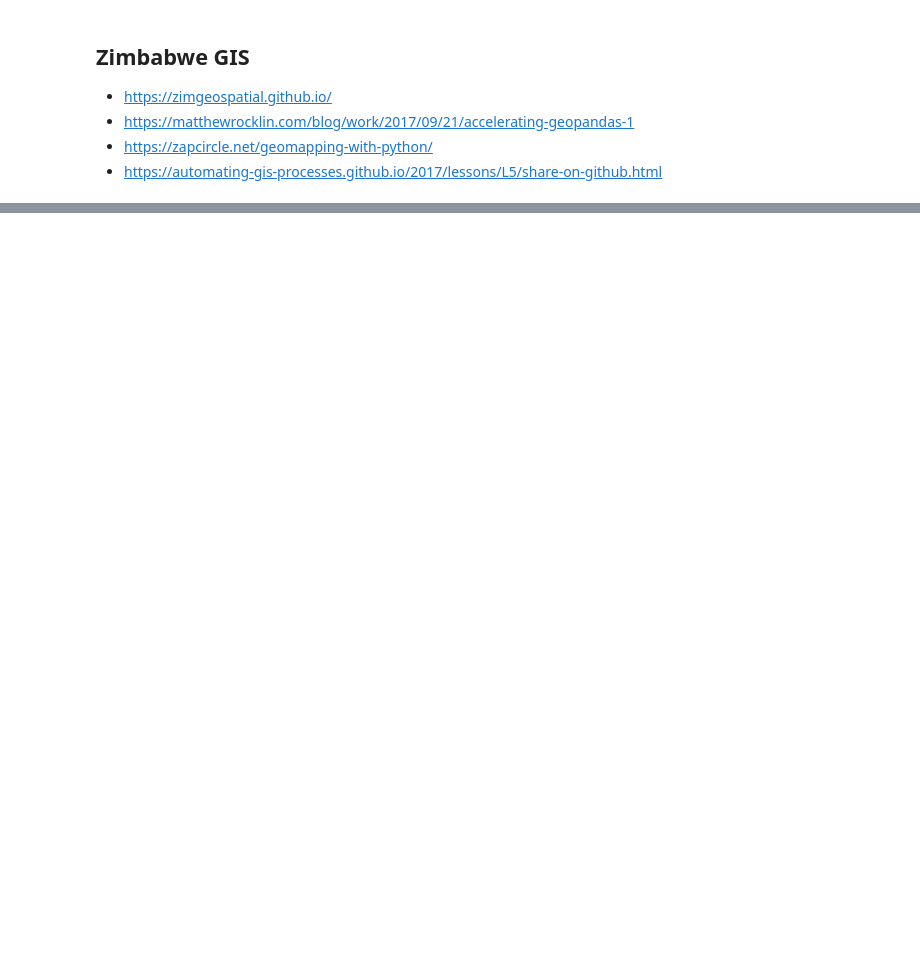
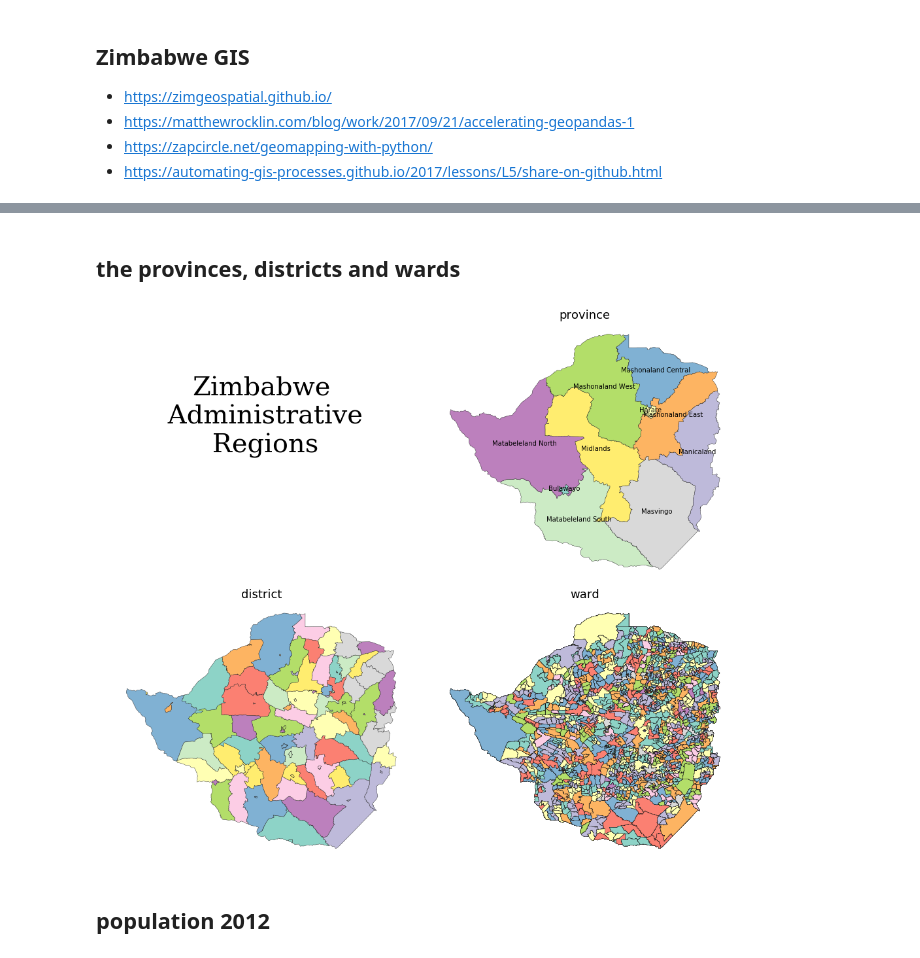
Before and after one commit to dmnfarrell/zimgeo, a Jupyter notebook: maps1.ipynb, the cells around one changed output, grey strips where cells are left out. Saved outputs shown, nothing was run; the diff lists cells and outputs as text; code cells hidden in the pictures; blank space fills up the shorter version.

```diff
--- a/maps1.ipynb
+++ b/maps1.ipynb
@@ -45,0 +25,12 @@ def merc(Coords):
+# %%
+def get_merged(shpfile,datafile,key):
+    gdf = gpd.read_file(shpfile)
+    data = pd.read_csv(datafile)
+    gdf = gdf.merge(data,left_on=key,right_on=key,how='left')
+    gdf.head()
+    return gdf
+
+prov = get_merged('data/admin_level1_provinces.shp','data/province_population.csv','province')
+dist = get_merged('data/admin_level2_districts.shp','data/district_population.csv','district')
+ward = get_merged('data/admin_level3_wards.shp','data/ward_population.csv' ,'district')
+ward['ward'] = ward.wardname_x
@@ -45,0 +82,28 @@ def merc(Coords):
+# %% [markdown]
+## the provinces, districts and wards
+# %%
+fig, ax = plt.subplots(2,2, figsize=(14,12))
+axs=ax.flat
+data = {'province':prov,'district':dist,'ward':ward}
+i=1
+font = {'family': 'serif',
+        'weight': 'normal',
+        'size': 40,
+        }
+axs[0].axis('off')
+axs[0].text(.5,.5,'Zimbabwe\n Administrative\n Regions',horizontalalignment='center', fontdict=font)
+for d in data:
+    ax=axs[i]
+    data[d].plot(ax=ax, column=d,edgecolor='0.1',lw=0.4,cmap='Set3')
+    if d == 'province':
+        data[d].apply(lambda x: ax.annotate(s=x.province, xy=x.geometry.centroid.coords[0], ha='center'),axis=1)
+    ax.axis('off')
+    ax.set_title(d,fontsize=18)
+    i+=1
+plt.tight_layout()
+plt.savefig('images/zim_regions.png',dpi=200)
+plt.savefig('images/zim_regions.svg')
+# %% [output]
+[figure, added]
+# %% [markdown]
+## population 2012
```
Also changed, not shown: parts of 25 cells of this notebook, 30 other files.
